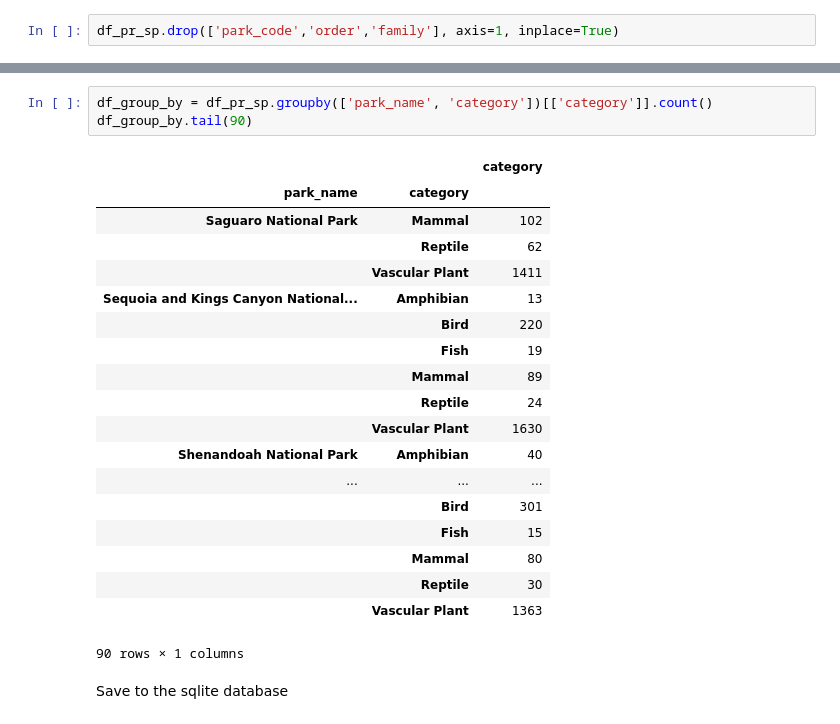
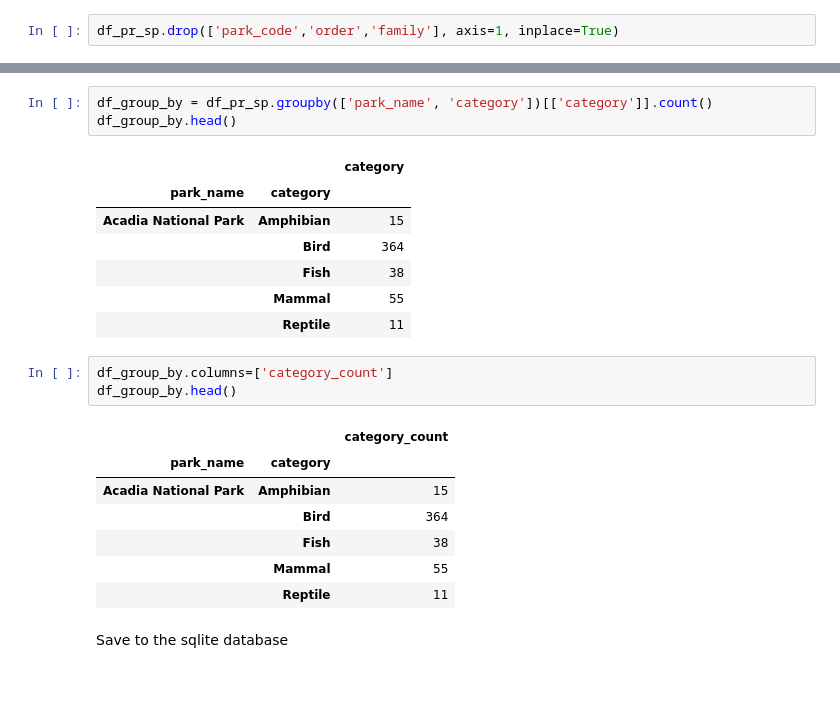
Before and after one commit to Joe-ZhuoZhuo/Biodiversity-and-Trail-Maps-of-National-Parks, a Jupyter notebook: flask_app/resources/parc_and_species.ipynb, the cells around one changed output, grey strips where cells are left out. Cells and saved outputs as stored; diff of their text form; blank space fills up the shorter version.

```diff
--- a/flask_app/resources/parc_and_species.ipynb
+++ b/flask_app/resources/parc_and_species.ipynb
@@ -119,26 +114,25 @@ df_pr_sp.head()
 # %%
 df_group_by = df_pr_sp.groupby(['park_name', 'category'])[['category']].count()
-df_group_by.tail(90)
+df_group_by.head()
 # %% [output]
 |  |  | category |
 | park_name | category |  |
-| Saguaro National Park | Mammal | 102 |
-|  | Reptile | 62 |
-|  | Vascular Plant | 1411 |
-| Sequoia and Kings Canyon National... | Amphibian | 13 |
-|  | Bird | 220 |
-|  | Fish | 19 |
-|  | Mammal | 89 |
-|  | Reptile | 24 |
-|  | Vascular Plant | 1630 |
-| Shenandoah National Park | Amphibian | 40 |
-| ... | ... | ... |
-|  | Bird | 301 |
-|  | Fish | 15 |
-|  | Mammal | 80 |
-|  | Reptile | 30 |
-|  | Vascular Plant | 1363 |
+| Acadia National Park | Amphibian | 15 |
+|  | Bird | 364 |
+|  | Fish | 38 |
+|  | Mammal | 55 |
+|  | Reptile | 11 |
-90 rows × 1 columns
+# %%
+df_group_by.columns=['category_count']
+df_group_by.head()
+# %% [output]
+|  |  | category_count |
+| park_name | category |  |
+| Acadia National Park | Amphibian | 15 |
+|  | Bird | 364 |
+|  | Fish | 38 |
+|  | Mammal | 55 |
+|  | Reptile | 11 |
 # %% [markdown]
 Save to the sqlite database
 # %%
```
Also changed, not shown: parts of 1 cell of this notebook, 1 other file.
